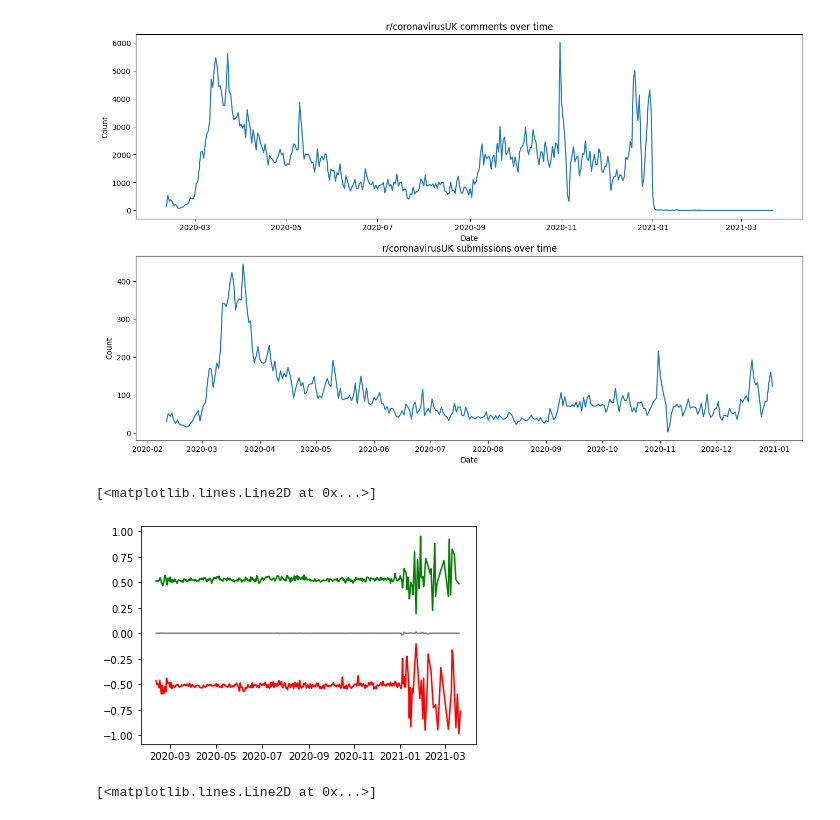
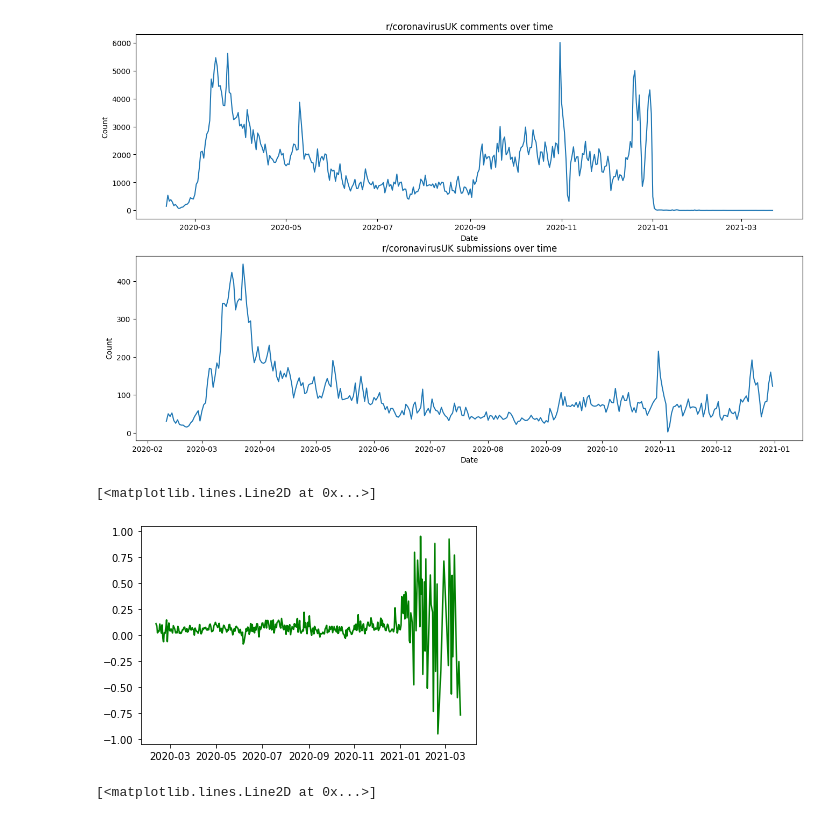
Before and after one commit to ollyjc99/COVID-19-Sentiment-and-Compliance-Analyzer, a Jupyter notebook: Data Analysis.ipynb, the cells around one changed output. Saved outputs shown, nothing was run; the diff lists cells and outputs as text; code cells hidden in the pictures.

```diff
--- a/Data Analysis.ipynb
+++ b/Data Analysis.ipynb
@@ -51,45 +51,21 @@ ax2.plot(submissions.index, submissions.values)
 # %% [output]
 [<matplotlib.lines.Line2D at 0x...>]
 [figure]
-# %%
-### PLOTTING MEAN SENTIMENT OF ALL COMMENTS PER DAY OVER TIME
-
-c_df = c_df.sort_values(by='datetime')
-
-positive_data = c_df.query(
-    'sentiment == "positive"'
-).groupby(
-    c_df['datetime'].dt.date
-).agg(
-    {
-        'compound_score': mean
-    }
-)
-
-neutral_data = c_df.query(
-    'sentiment == "neutral"'
-).groupby(
-    c_df['datetime'].dt.date
-).agg(
-    {
-        'compound_score': mean
-    }
-)
-
-negative_data = c_df.query(
-    'sentiment == "negative"'
-).groupby(
-    c_df['datetime'].dt.date
-).agg(
-    {
-        'compound_score': mean
-    }
-)
-
-plt.plot(positive_data, 'g-')
-plt.plot(neutral_data, '#808080')
-plt.plot(negative_data, 'r-')
-# %% [output]
-[<matplotlib.lines.Line2D at 0x...>]
-[figure, removed]
+# %%
+### PLOTTING MEAN SENTIMENT OF ALL COMMENTS PER DAY OVER TIME
+
+non_neutral_comments = c_df.query(
+    'sentiment != "neutral"'
+).groupby(
+    c_df['datetime'].dt.date
+).agg(
+    {
+        'compound_score': mean
+    }
+)
+
+plt.plot(non_neutral_comments, 'g')
+# %% [output]
+[<matplotlib.lines.Line2D at 0x...>]
+[figure, added]
 # %%
```
Also changed, not shown: parts of 13 cells of this notebook.
